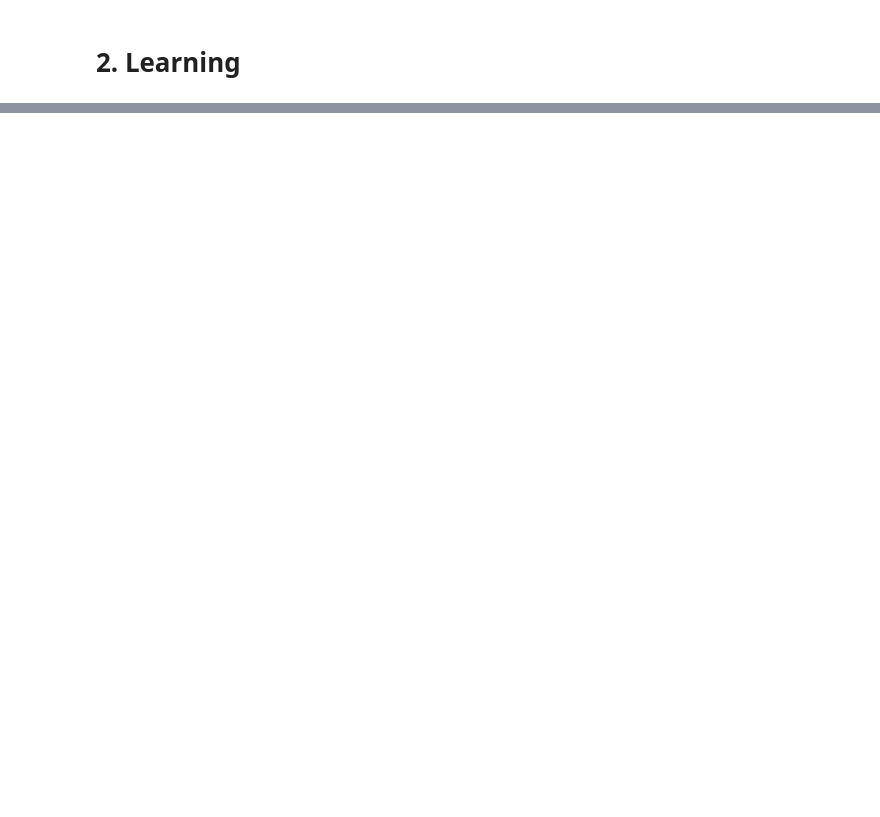
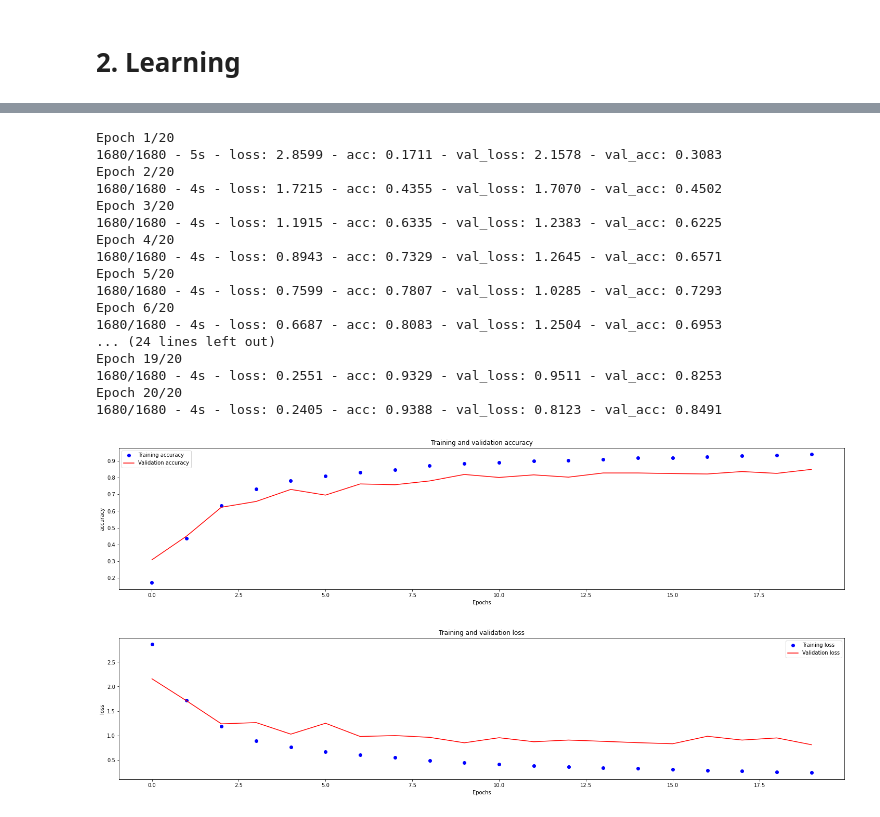
Before and after one commit to MarcinKozak005/Polish-Traffic-Signs-Recognition, a Jupyter notebook: PolishTrafficSignsRecognition.ipynb, the cells around one changed output, grey strips where cells are left out. Cells and saved outputs as stored; diff of their text form; code cells hidden in the pictures; blank space fills up the shorter version.

```diff
--- a/PolishTrafficSignsRecognition.ipynb
+++ b/PolishTrafficSignsRecognition.ipynb
@@ -230,8 +238,10 @@ else:
 if not (os.path.isfile(PICKLE_DATA_PATH + 'images100_sampled_test.data') or os.path.isfile(PICKLE_DATA_PATH + 'images100_sampled_valid.data')):
   images100_sampled_test = read_images(TEST_DATA_PATH, dirs_above_100, 200)
   random.shuffle(images100_sampled_test)
+  images100_sampled_valid = images100_sampled_test[:len(images100_sampled_test)//2]
   images100_sampled_test = images100_sampled_test[len(images100_sampled_test)//2:]
-  images100_sampled_valid = images100_sampled_test[:len(images100_sampled_test)//2]
+  save_images_data(images100_sampled_test, 'images100_sampled_test.data')
+  save_images_data(images100_sampled_valid, 'images100_sampled_valid.data')
 else:
   images100_sampled_test = load_images_data('images100_sampled_test.data')
   images100_sampled_valid = load_images_data('images100_sampled_valid.data')
@@ -565,0 +413,8 @@ NameError: ignored
+# %%
+model2 = models.Sequential()
+model2.add(layers.Conv2D(4, (3, 3), activation='relu', input_shape=(IMG_ROWS, IMG_COLS, 3)))
+model2.add(layers.MaxPooling2D((2, 2)))
+model2.add(layers.Conv2D(8, (3, 3), activation='relu'))
+model2.add(layers.Flatten())
+model2.add(layers.Dense(8, activation='relu'))
+model2.add(layers.Dense(NUM_CLASSES_100, activation='softmax'))
@@ -565,0 +442,28 @@ NameError: ignored
+# %%
+model2.compile(optimizer='rmsprop',
+                loss='categorical_crossentropy',
+                metrics=['acc'])
+
+history2 = model2.fit(x_sam_100_train, y_sam_100_train_labels, batch_size = 5, epochs=20, validation_data=(x_sam_100_valid,y_sam_100_valid_labels), verbose=0)
+PlotTrainValComparison(history2.history['acc'], history2.history['val_acc'], "accuracy")
+PlotTrainValComparison(history2.history['loss'], history2.history['val_loss'], "loss")
+# %% [output]
+Epoch 1/20
+1680/1680 - 5s - loss: 2.8599 - acc: 0.1711 - val_loss: 2.1578 - val_acc: 0.3083
+Epoch 2/20
+1680/1680 - 4s - loss: 1.7215 - acc: 0.4355 - val_loss: 1.7070 - val_acc: 0.4502
+Epoch 3/20
+1680/1680 - 4s - loss: 1.1915 - acc: 0.6335 - val_loss: 1.2383 - val_acc: 0.6225
+Epoch 4/20
+1680/1680 - 4s - loss: 0.8943 - acc: 0.7329 - val_loss: 1.2645 - val_acc: 0.6571
+Epoch 5/20
+1680/1680 - 4s - loss: 0.7599 - acc: 0.7807 - val_loss: 1.0285 - val_acc: 0.7293
+Epoch 6/20
+1680/1680 - 4s - loss: 0.6687 - acc: 0.8083 - val_loss: 1.2504 - val_acc: 0.6953
+... (24 lines left out)
+Epoch 19/20
+1680/1680 - 4s - loss: 0.2551 - acc: 0.9329 - val_loss: 0.9511 - val_acc: 0.8253
+Epoch 20/20
+1680/1680 - 4s - loss: 0.2405 - acc: 0.9388 - val_loss: 0.8123 - val_acc: 0.8491
+[figure, added]
+[figure, added]
```
Also changed, not shown: parts of 80 cells of this notebook.
